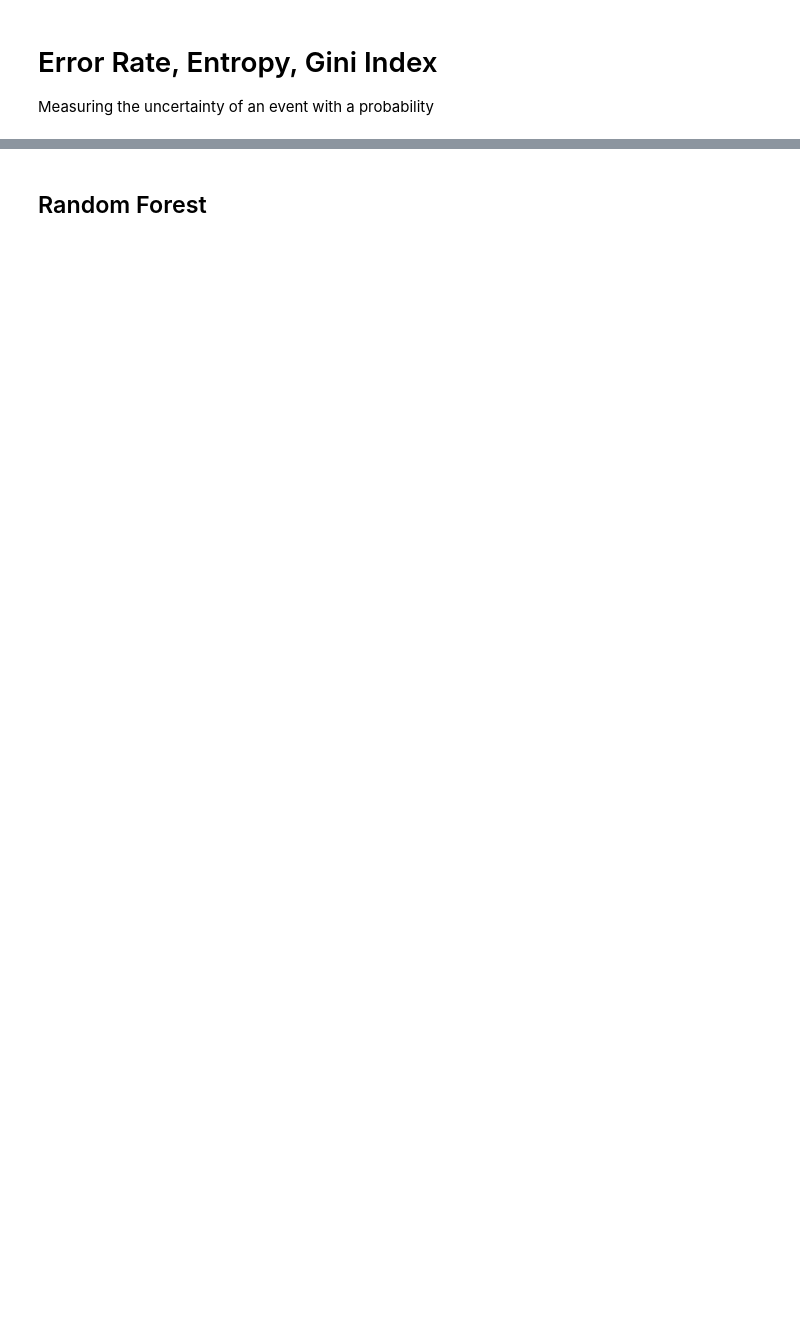
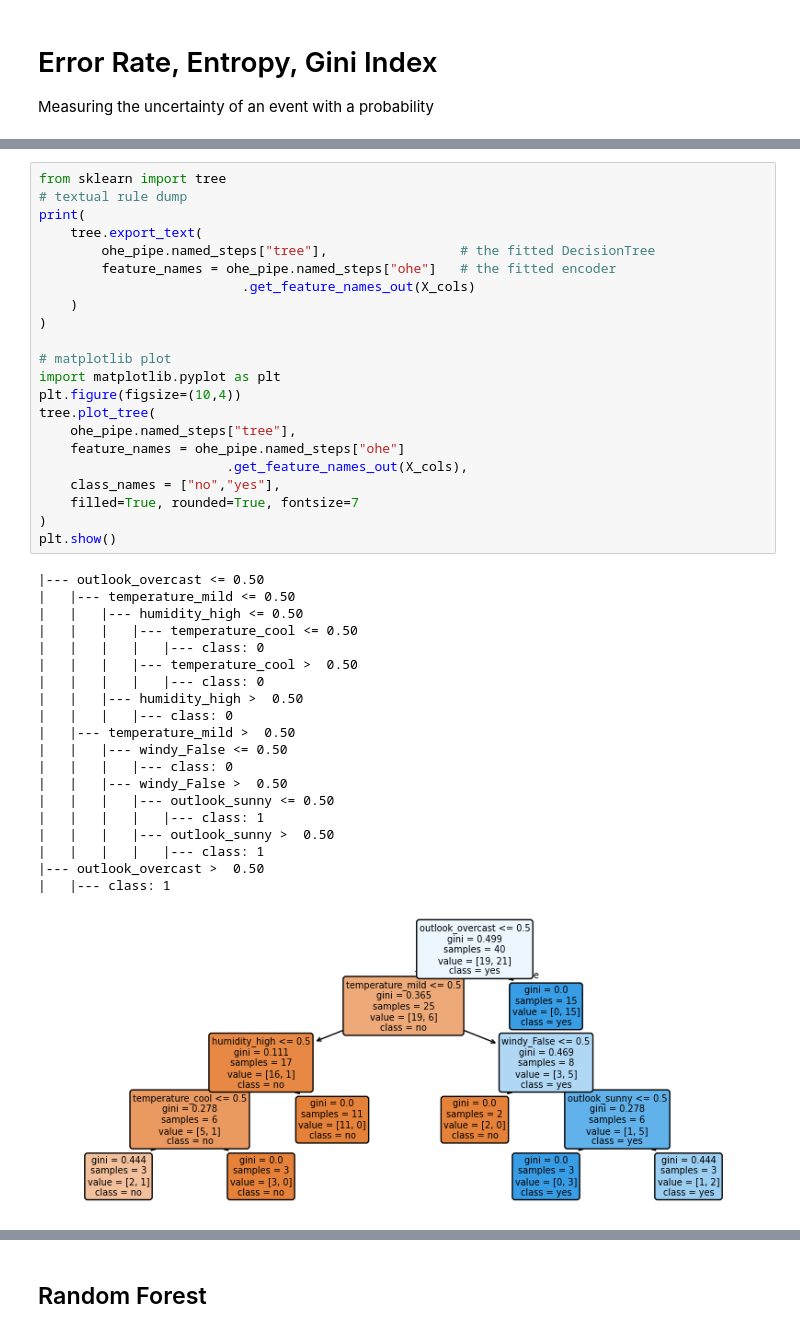
Before and after one commit to dornercr/INFO371, a Jupyter notebook: INFO371_Week4_Decision_Tree.ipynb, the cells around one changed output, grey strips where cells are left out. Saved outputs shown, nothing was run; the diff lists cells and outputs as text; blank space fills up the shorter version.

```diff
--- a/INFO371_Week4_Decision_Tree.ipynb
+++ b/INFO371_Week4_Decision_Tree.ipynb
@@ -475,0 +200,43 @@ precision_recall_fscore_support(y_test, dt_1hot.predict(X_1hot_test))
+# %%
+from sklearn import tree
+# textual rule dump
+print(
+    tree.export_text(
+        ohe_pipe.named_steps["tree"],                 # the fitted DecisionTree
+        feature_names = ohe_pipe.named_steps["ohe"]   # the fitted encoder
+                          .get_feature_names_out(X_cols)
+    )
+)
+
+# matplotlib plot
+import matplotlib.pyplot as plt
+plt.figure(figsize=(10,4))
+tree.plot_tree(
+    ohe_pipe.named_steps["tree"],
+    feature_names = ohe_pipe.named_steps["ohe"]
+                        .get_feature_names_out(X_cols),
+    class_names = ["no","yes"],
+    filled=True, rounded=True, fontsize=7
+)
+plt.show()
+# %% [output]
+|--- outlook_overcast <= 0.50
+|   |--- temperature_mild <= 0.50
+|   |   |--- humidity_high <= 0.50
+|   |   |   |--- temperature_cool <= 0.50
+|   |   |   |   |--- class: 0
+|   |   |   |--- temperature_cool >  0.50
+|   |   |   |   |--- class: 0
+|   |   |--- humidity_high >  0.50
+|   |   |   |--- class: 0
+|   |--- temperature_mild >  0.50
+|   |   |--- windy_False <= 0.50
+|   |   |   |--- class: 0
+|   |   |--- windy_False >  0.50
+|   |   |   |--- outlook_sunny <= 0.50
+|   |   |   |   |--- class: 1
+|   |   |   |--- outlook_sunny >  0.50
+|   |   |   |   |--- class: 1
+|--- outlook_overcast >  0.50
+|   |--- class: 1
+[figure, added]
```
Also changed, not shown: parts of 87 cells of this notebook.
